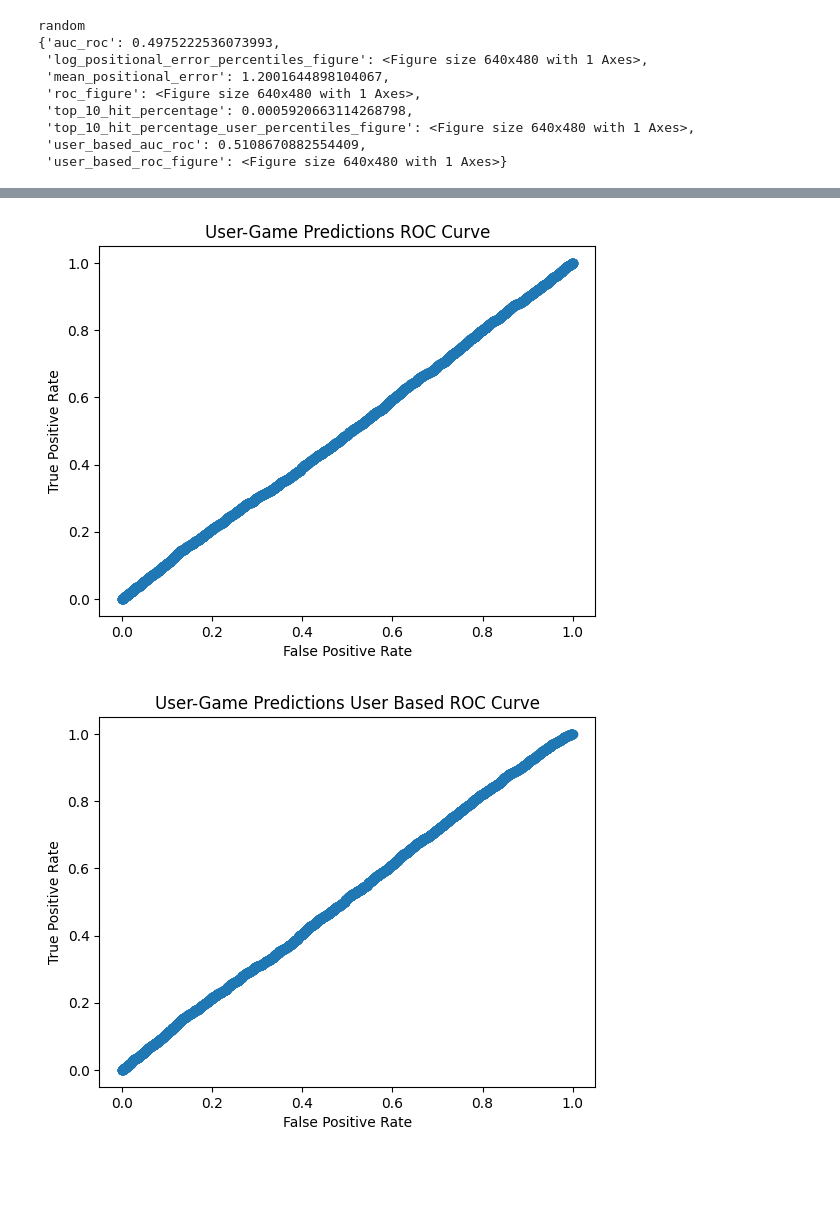
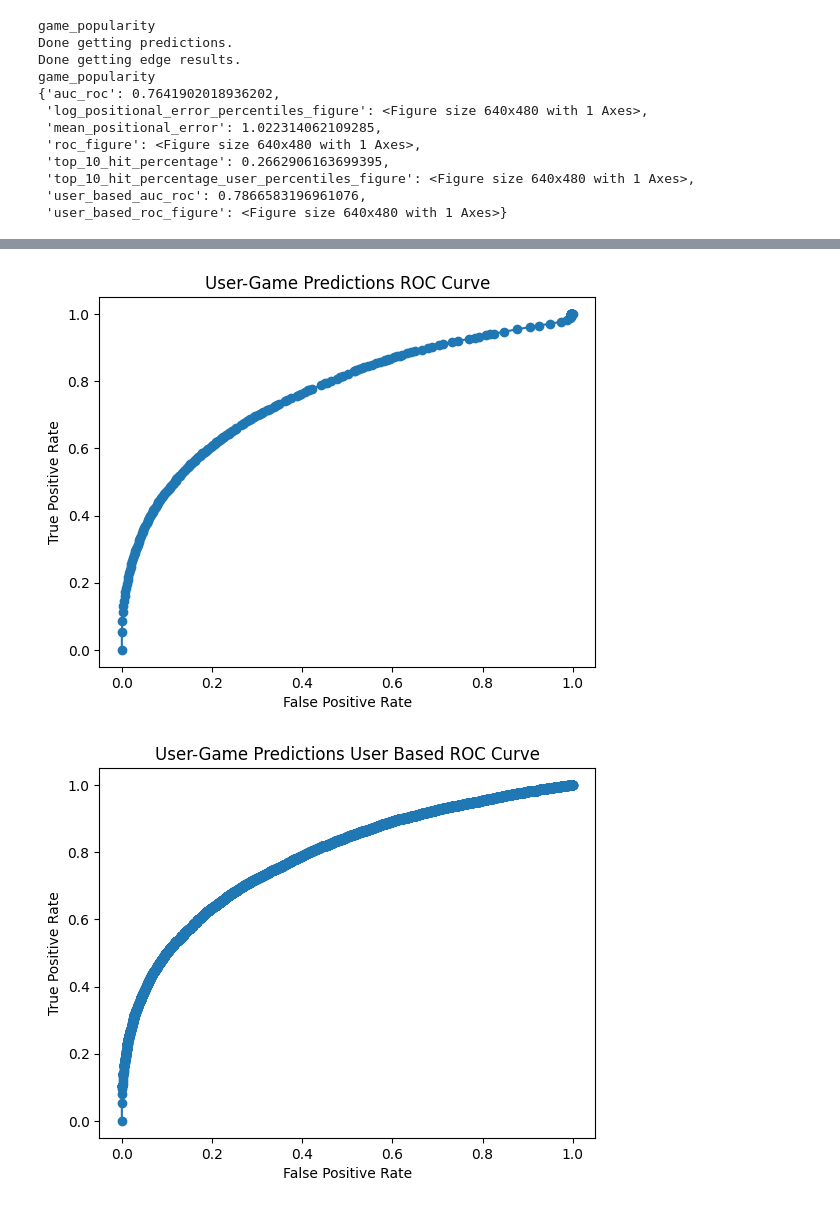
Before and after one commit to GitHubNoskcaj211/ml-projects-project, a Jupyter notebook: evaluation/test_evaluation.ipynb, the cells around one changed output, grey strips where cells are left out. Cells and saved outputs as stored; diff of their text form; code cells hidden in the pictures; blank space fills up the shorter version.

Commit message:
Make everything work for new data

```diff
--- a/evaluation/test_evaluation.ipynb
+++ b/evaluation/test_evaluation.ipynb
@@ -11,16 +11,16 @@ from common_neighbors_model import CommonNeighborsModel
 from popularity_model import GamePopularityModel
 from collaborative_filtering_model import CollaborativeFiltering
 # %%
-evaluator = Evaluator()
+evaluator = Evaluator(top_N_games_to_eval = 500)
 
 # data_loader = DataLoader()
-# data_loader = DataLoader(edge_scoring_function = playtime_forever_edge_scoring_function, user_game_edge_embeddings = ['playtime_forever'], score_normalizers = [GaussianNormalizer(1.0, 1.0)])
-data_loader = DataLoader(edge_scoring_function = playtime_forever_edge_scoring_function, user_game_edge_embeddings = ['playtime_forever'], score_normalizers = [GaussianNormalizer(1.0, 1.0)], game_embeddings = ['name', 'numReviews', 'avgReviewScore', 'price', 'genres', 'tags'])
+data_loader = DataLoader(edge_scoring_function = playtime_forever_edge_scoring_function, user_game_edge_embeddings = ['playtime_forever'], score_normalizers = [GaussianNormalizer(1.0, 1.0)])
+# data_loader = DataLoader(edge_scoring_function = playtime_forever_edge_scoring_function, user_game_edge_embeddings = ['playtime_forever'], score_normalizers = [GaussianNormalizer(1.0, 1.0)], game_embeddings = ['name', 'numReviews', 'avgReviewScore', 'price', 'genres', 'tags'])
 # data_loader = DataLoader(edge_scoring_function = playtime_forever_edge_scoring_function, user_game_edge_embeddings = ['playtime_forever'], score_normalizers = [GaussianNormalizer(1.0, 1.0)], game_embeddings = ['name', 'genres'])
 network = data_loader.get_full_network()
-data_loader.load_stratified_user_train_test_network(network=network, train_percentage=0.9, test_percentage=0.1, seed=0)
+data_loader.load_stratified_user_train_test_network(network=network, train_percentage=0.8, test_percentage=0.2, seed=0)
 
-random_model = RandomModel()
+random_model = RandomModel(seed = 0)
 random_model.set_data_loader(data_loader)
 random_model.train()
 
@@ -32,7 +32,7 @@ common_neighbors_model = CommonNeighborsModel()
 common_neighbors_model.set_data_loader(data_loader)
 common_neighbors_model.train()
 
-collaborative_filtering_model = CollaborativeFiltering(num_epochs = 500, num_user_embedding = 500, num_game_embedding = 500, learning_rate = 1.0, regularization = 0.05, seed = 0)
+collaborative_filtering_model = CollaborativeFiltering(num_epochs = 100, num_user_embedding = 500, num_game_embedding = 500, learning_rate = 1.0, regularization = 0.05, seed = 0)
 collaborative_filtering_model.set_data_loader(data_loader)
 collaborative_filtering_model.train(debug=True)
 # %% [output]
@@ -44,5 +43,5 @@ Known User Embeddings:  []
 # %%
-evaluator.reset(random_model)
+evaluator.reset(popularity_model, debug=True)
 evaluator.plot_top_N_hit_percentage_percentiles(10)
 evaluator.plot_log_user_percentile_positional_error()
 evaluator.compute_mean_positional_error()
@@ -51,16 +50,19 @@ evaluator.plot_roc_curve()
 evaluator.compute_auc_roc()
 evaluator.plot_user_based_roc_curve()
 evaluator.compute_user_based_auc_roc()
-print(random_model.name())
+print(popularity_model.name())
 pprint(evaluator.metrics)
 print()
 # %% [output]
-random
-{'auc_roc': 0.4975222536073993,
+game_popularity
+Done getting predictions.
+Done getting edge results.
+game_popularity
+{'auc_roc': 0.7641902018936202,
  'log_positional_error_percentiles_figure': <Figure size 640x480 with 1 Axes>,
- 'mean_positional_error': 1.2001644898104067,
+ 'mean_positional_error': 1.022314062109285,
  'roc_figure': <Figure size 640x480 with 1 Axes>,
- 'top_10_hit_percentage': 0.0005920663114268798,
+ 'top_10_hit_percentage': 0.2662906163699395,
  'top_10_hit_percentage_user_percentiles_figure': <Figure size 640x480 with 1 Axes>,
- 'user_based_auc_roc': 0.5108670882554409,
+ 'user_based_auc_roc': 0.7866583196961076,
  'user_based_roc_figure': <Figure size 640x480 with 1 Axes>}
@@ -69,3 +71,3 @@ random
-[figure, old version]
+[figure, new version]
-[figure, old version]
+[figure, new version]
 # %%
```
Also changed, not shown: parts of 6 cells of this notebook, 44 other files.
